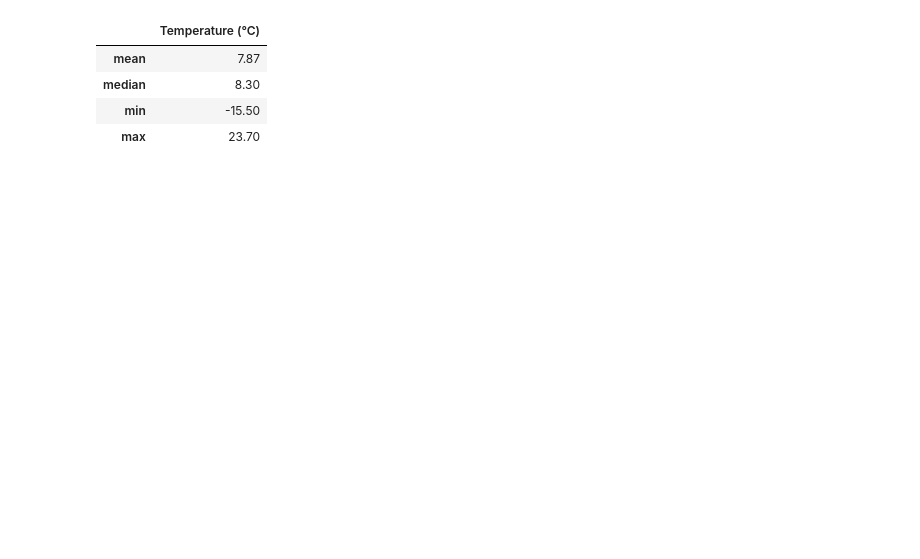
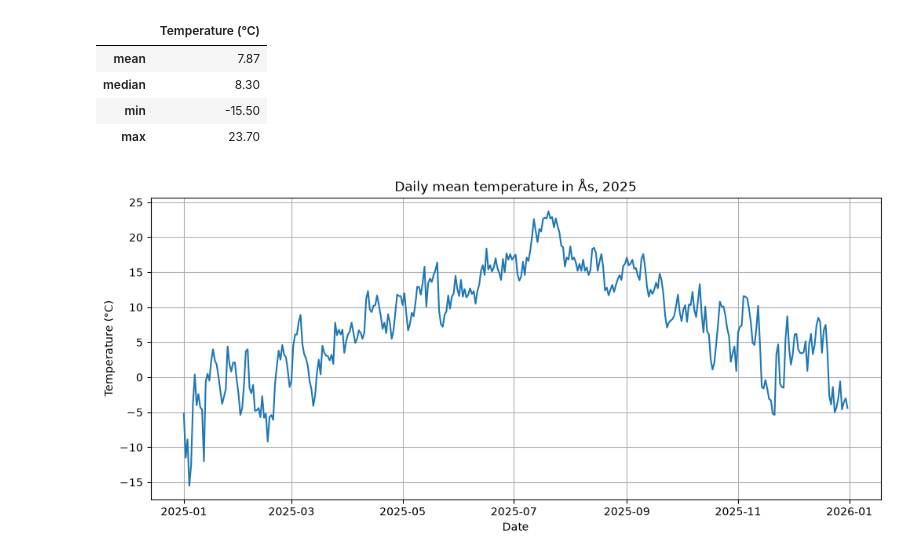
Before and after one commit to ellissandramuller-netizen/INF201-deliverable-1, a Jupyter notebook: elli_tasks.ipynb, the cells around one changed output. Saved outputs shown, nothing was run; the diff lists cells and outputs as text; code cells hidden in the pictures; blank space fills up the shorter version.

Commit message:
Plot graf

```diff
--- a/elli_tasks.ipynb
+++ b/elli_tasks.ipynb
@@ -66,3 +61,14 @@ statistics_table
 | median | 8.30 |
 | min | -15.50 |
 | max | 23.70 |
+# %%
+plt.figure(figsize=(12, 5))
+plt.plot(df["date"], df["temperature"])
+
+plt.xlabel("Date")
+plt.ylabel("Temperature (°C)")
+plt.title("Daily mean temperature in Ås, 2025")
+plt.grid(True)
+plt.show()
+# %% [output]
+[figure, added]
```
Also changed, not shown: parts of 2 cells of this notebook.
